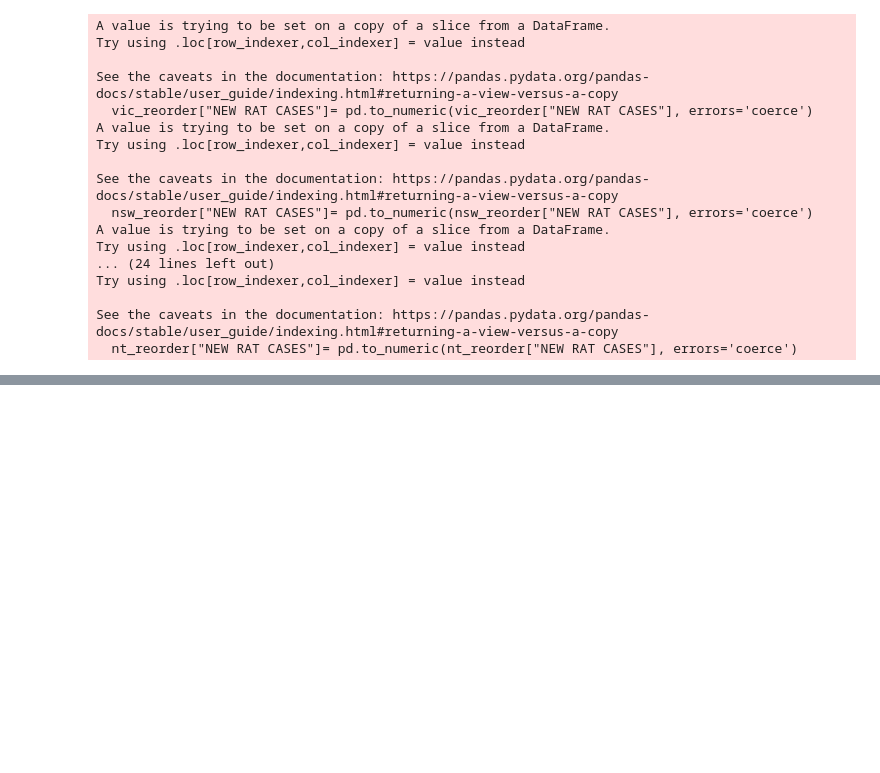
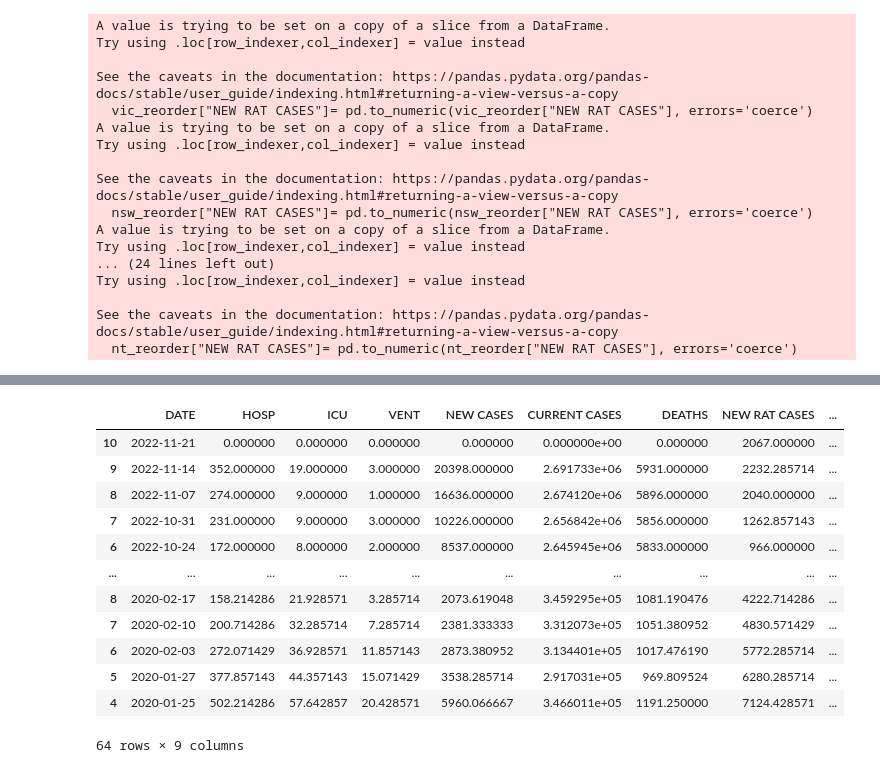
Before and after one commit to FrankMS3/COVID-Analysis, a Jupyter notebook: main.ipynb, the cells around one changed output, grey strips where cells are left out. Drawn from its saved outputs; the diff is of its cells as text; code cells hidden in the pictures; blank space fills up the shorter version.

```diff
--- a/main.ipynb
+++ b/main.ipynb
@@ -501,3 +611,52 @@ vic
+# %%
+# Putting back weekly and daily dataframe into a single dataframe to represent for each state
+# VIC
+vic_stack = pd.concat([vic_reorder_loc_sort,vic_groupby_daily_sort],axis=0)
+vic = vic_stack[["DATE","HOSP", "ICU", "VENT", "NEW CASES", "CURRENT CASES", "DEATHS", "NEW RAT CASES", "CURRENT RAT CASES"]]
+
+# ACT
+act_stack = pd.concat([act_reorder_loc_sort,act_groupby_daily_sort],axis=0)
+vic = vic_stack[["DATE","HOSP", "ICU", "VENT", "NEW CASES", "CURRENT CASES", "DEATHS", "NEW RAT CASES", "CURRENT RAT CASES"]]
+
+# NSW
+nsw_stack = pd.concat([nsw_reorder_loc_sort,nsw_groupby_daily_sort],axis=0)
+nsw = nsw_stack[["DATE","HOSP", "ICU", "VENT", "NEW CASES", "CURRENT CASES", "DEATHS", "NEW RAT CASES", "CURRENT RAT CASES"]]
+
+# QLD
+qld_stack = pd.concat([qld_reorder_loc_sort,qld_groupby_daily_sort],axis=0)
+qld = qld_stack[["DATE","HOSP", "ICU", "VENT", "NEW CASES", "CURRENT CASES", "DEATHS", "NEW RAT CASES", "CURRENT RAT CASES"]]
+
+# NT
+nt_stack = pd.concat([nt_reorder_loc_sort,nt_groupby_daily_sort],axis=0)
+nt = nt_stack[["DATE","HOSP", "ICU", "VENT", "NEW CASES", "CURRENT CASES", "DEATHS", "NEW RAT CASES", "CURRENT RAT CASES"]]
+
+# WA
+wa_stack = pd.concat([wa_reorder_loc_sort,wa_groupby_daily_sort],axis=0)
+wa = wa_stack[["DATE","HOSP", "ICU", "VENT", "NEW CASES", "CURRENT CASES", "DEATHS", "NEW RAT CASES", "CURRENT RAT CASES"]]
+
+# SA
+sa_stack = pd.concat([sa_reorder_loc_sort,sa_groupby_daily_sort],axis=0)
+sa = sa_stack[["DATE","HOSP", "ICU", "VENT", "NEW CASES", "CURRENT CASES", "DEATHS", "NEW RAT CASES", "CURRENT RAT CASES"]]
+
+# TAS
+tas_stack = pd.concat([tas_reorder_loc_sort,tas_groupby_daily_sort],axis=0)
+tas = tas_stack[["DATE","HOSP", "ICU", "VENT", "NEW CASES", "CURRENT CASES", "DEATHS", "NEW RAT CASES", "CURRENT RAT CASES"]]
+
+vic
+# %% [output]
+|  | DATE | HOSP | ICU | VENT | NEW CASES | CURRENT CASES | DEATHS | NEW RAT CASES | ... |
+| 10 | 2022-11-21 | 0.000000 | 0.000000 | 0.000000 | 0.000000 | 0.000000e+00 | 0.000000 | 2067.000000 | ... |
+| 9 | 2022-11-14 | 352.000000 | 19.000000 | 3.000000 | 20398.000000 | 2.691733e+06 | 5931.000000 | 2232.285714 | ... |
+| 8 | 2022-11-07 | 274.000000 | 9.000000 | 1.000000 | 16636.000000 | 2.674120e+06 | 5896.000000 | 2040.000000 | ... |
+| 7 | 2022-10-31 | 231.000000 | 9.000000 | 3.000000 | 10226.000000 | 2.656842e+06 | 5856.000000 | 1262.857143 | ... |
+| 6 | 2022-10-24 | 172.000000 | 8.000000 | 2.000000 | 8537.000000 | 2.645945e+06 | 5833.000000 | 966.000000 | ... |
+| ... | ... | ... | ... | ... | ... | ... | ... | ... | ... |
+| 8 | 2020-02-17 | 158.214286 | 21.928571 | 3.285714 | 2073.619048 | 3.459295e+05 | 1081.190476 | 4222.714286 | ... |
+| 7 | 2020-02-10 | 200.714286 | 32.285714 | 7.285714 | 2381.333333 | 3.312073e+05 | 1051.380952 | 4830.571429 | ... |
+| 6 | 2020-02-03 | 272.071429 | 36.928571 | 11.857143 | 2873.380952 | 3.134401e+05 | 1017.476190 | 5772.285714 | ... |
+| 5 | 2020-01-27 | 377.857143 | 44.357143 | 15.071429 | 3538.285714 | 2.917031e+05 | 969.809524 | 6280.285714 | ... |
+| 4 | 2020-01-25 | 502.214286 | 57.642857 | 20.428571 | 5960.066667 | 3.466011e+05 | 1191.250000 | 7124.428571 | ... |
+64 rows × 9 columns
 # %%
 # connect to SQL database
 
```
Also changed, not shown: parts of 7 cells of this notebook, 1 other file.
